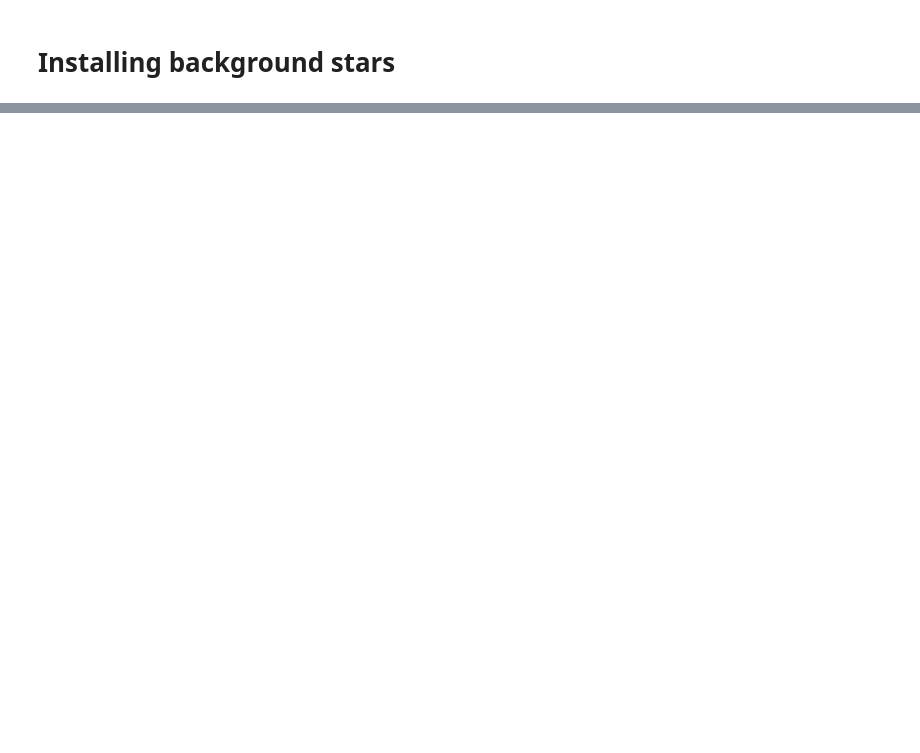
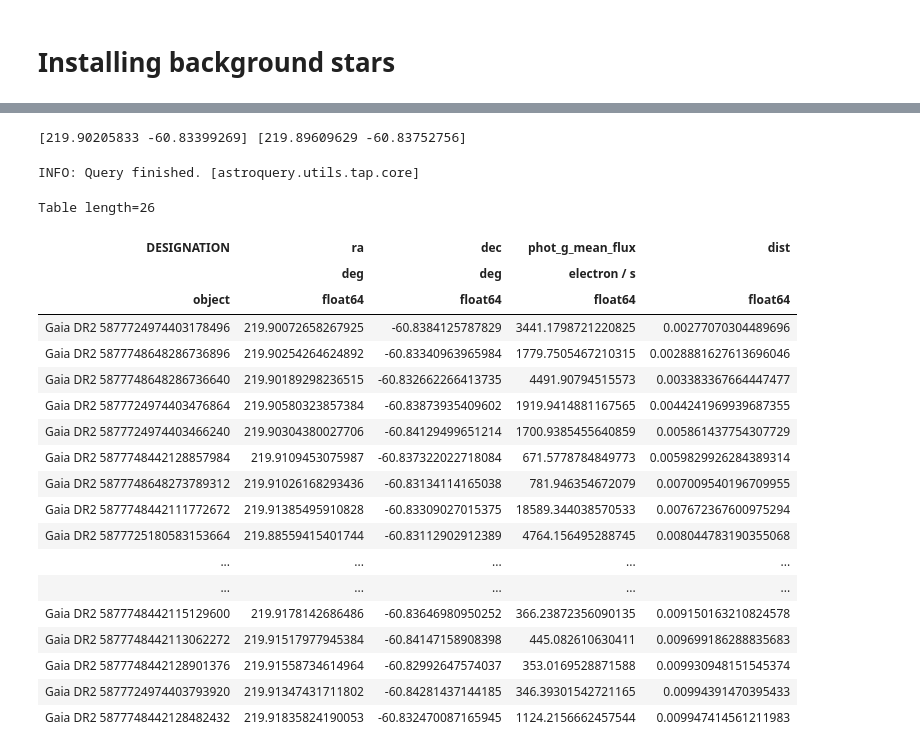
Before and after one commit to maxecharles/toliman-phd, a Jupyter notebook: background_stars.ipynb, the cells around one changed output, grey strips where cells are left out. Cells and saved outputs as stored; diff of their text form; code cells hidden in the pictures; blank space fills up the shorter version.

```diff
--- a/background_stars.ipynb
+++ b/background_stars.ipynb
@@ -26,0 +68,41 @@ bg_stars = Gaia.launch_job(CONICAL_QUERY.format(ra, dec, 3.0)).get_results()
+# %%
+def HMS2deg(ra='', dec=''):
+  RA, DEC, rs, ds = '', '', 1, 1
+  if dec:
+    D, M, S = [float(i) for i in dec.split()]
+    if str(D)[0] == '-':
+      ds, D = -1, abs(D)
+    deg = D + (M/60) + (S/3600)
+    DEC = '{0}'.format(deg*ds)
+
+  if ra:
+    H, M, S = [float(i) for i in ra.split()]
+    if str(H)[0] == '-':
+      rs, H = -1, abs(H)
+    deg = (H*15) + (M/4) + (S/240)
+    RA = '{0}'.format(deg*rs)
+
+  if ra and dec:
+    return (RA, DEC)
+  else:
+    return RA or DEC
+# %%
+coord_A = np.array(HMS2deg('14 39 36.49400', '-60 50 02.3737')).astype(float)
+coord_B = np.array(HMS2deg('14 39 35.06311', '-60 50 15.0992')).astype(float)
+
+print(coord_A, coord_B)
+# %% [output]
+[219.90205833 -60.83399269] [219.89609629 -60.83752756]
+# %%
+Gaia.MAIN_GAIA_TABLE = "gaiadr2.gaia_source"
+Gaia.ROW_LIMIT = 1000
+
+ra = 0.5*(coord_A[0] + coord_B[0])
+dec = 0.5*(coord_A[1] + coord_B[1])
+
+query_rad = 0.01  # degrees
+coord = SkyCoord(ra=ra, dec=dec, unit=(u.degree, u.degree), frame='icrs')
+
+r = Gaia.query_object_async(coordinate=coord, radius=Angle(query_rad, u.deg), columns=['DESIGNATION', 'ra', 'dec', 'phot_g_mean_flux'])
+# %% [output]
+INFO: Query finished. [astroquery.utils.tap.core]
@@ -27 +113,28 @@ bg_stars = Gaia.launch_job(CONICAL_QUERY.format(ra, dec, 3.0)).get_results()
+# %%
+bg_ras = r['ra']
+bg_decs = r['dec']
+bg_flux = r['phot_g_mean_flux']
+bg_names = r['DESIGNATION']
+r
+# %% [output]
+Table length=26
+| DESIGNATION | ra | dec | phot_g_mean_flux | dist |
+|  | deg | deg | electron / s |  |
+| object | float64 | float64 | float64 | float64 |
+| Gaia DR2 5877724974403178496 | 219.90072658267925 | -60.8384125787829 | 3441.1798721220825 | 0.00277070304489696 |
+| Gaia DR2 5877748648286736896 | 219.90254264624892 | -60.83340963965984 | 1779.7505467210315 | 0.0028881627613696046 |
+| Gaia DR2 5877748648286736640 | 219.90189298236515 | -60.832662266413735 | 4491.90794515573 | 0.003383367664447477 |
+| Gaia DR2 5877724974403476864 | 219.90580323857384 | -60.83873935409602 | 1919.9414881167565 | 0.0044241969939687355 |
+| Gaia DR2 5877724974403466240 | 219.90304380027706 | -60.84129499651214 | 1700.9385455640859 | 0.005861437754307729 |
+| Gaia DR2 5877748442128857984 | 219.9109453075987 | -60.837322022718084 | 671.5778784849773 | 0.0059829926284389314 |
+| Gaia DR2 5877748648273789312 | 219.91026168293436 | -60.83134114165038 | 781.946354672079 | 0.007009540196709955 |
+| Gaia DR2 5877748442111772672 | 219.91385495910828 | -60.83309027015375 | 18589.344038570533 | 0.007672367600975294 |
+| Gaia DR2 5877725180583153664 | 219.88559415401744 | -60.83112902912389 | 4764.156495288745 | 0.008044783190355068 |
+| ... | ... | ... | ... | ... |
+| ... | ... | ... | ... | ... |
+| Gaia DR2 5877748442115129600 | 219.9178142686486 | -60.83646980950252 | 366.23872356090135 | 0.009150163210824578 |
+| Gaia DR2 5877748442113062272 | 219.91517977945384 | -60.84147158908398 | 445.082610630411 | 0.009699186288835683 |
+| Gaia DR2 5877748442128901376 | 219.91558734614964 | -60.82992647574037 | 353.0169528871588 | 0.009930948151545374 |
+| Gaia DR2 5877724974403793920 | 219.91347431711802 | -60.84281437144185 | 346.39301542721165 | 0.00994391470395433 |
+| Gaia DR2 5877748442128482432 | 219.91835824190053 | -60.832470087165945 | 1124.2156662457544 | 0.009947414561211983 |
 # %%
```
Also changed, not shown: parts of 11 cells of this notebook.
